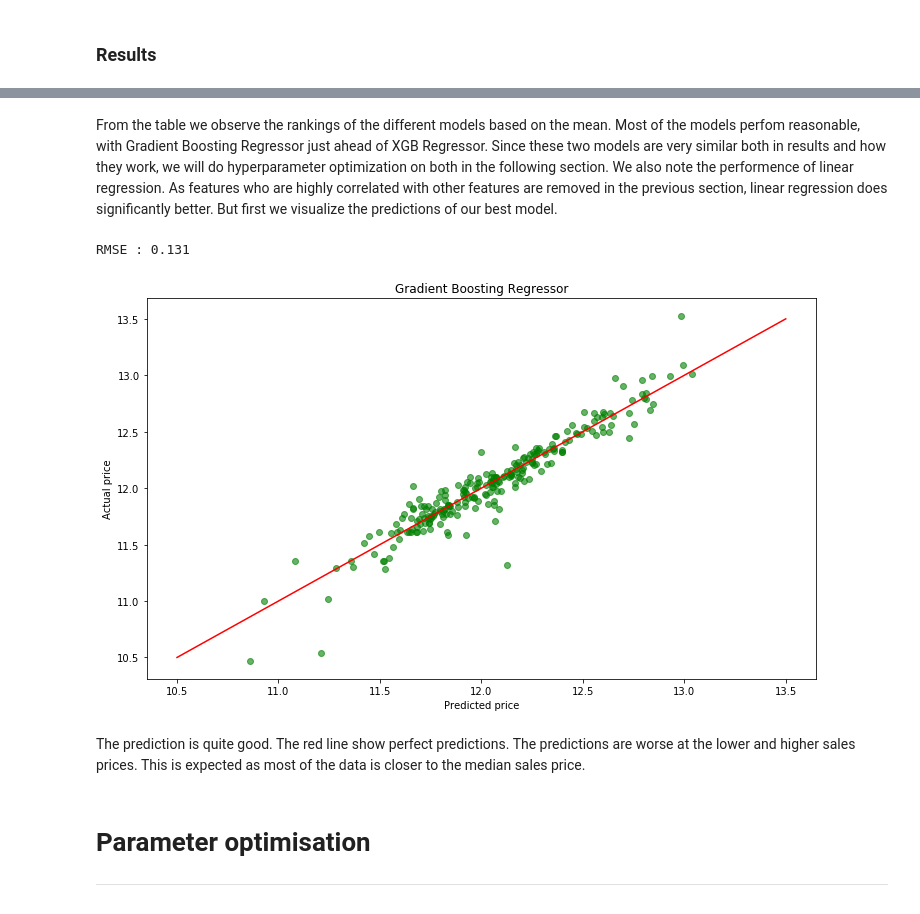
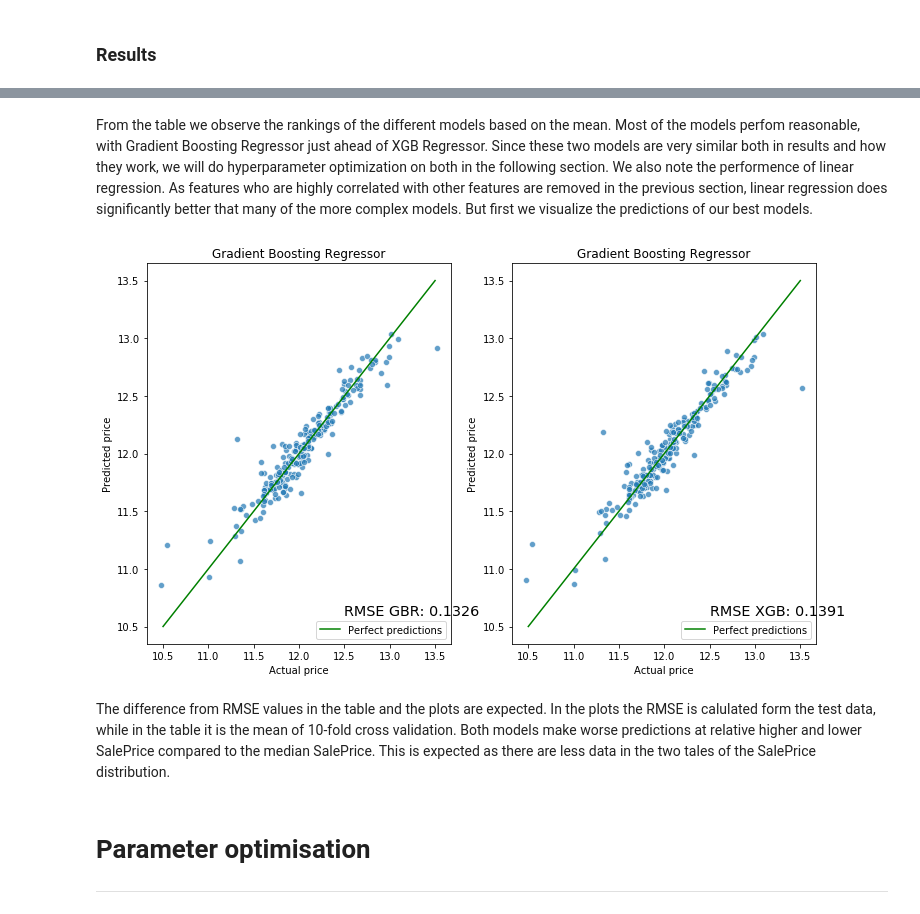
Before and after one commit to yohannjs/AML-2019, a Jupyter notebook: Challenges/House_Pricing/master_house_pricing_challenge.ipynb, the cells around one changed output, grey strips where cells are left out. Drawn from its saved outputs; the diff is of its cells as text; code cells hidden in the pictures.

```diff
--- a/Challenges/House_Pricing/master_house_pricing_challenge.ipynb
+++ b/Challenges/House_Pricing/master_house_pricing_challenge.ipynb
@@ -651,24 +651,42 @@ model_results
 # %% [markdown]
-From the table we observe the rankings of the different models based on the mean. Most of the models perfom reasonable, with Gradient Boosting Regressor just ahead of XGB Regressor. Since these two models are very similar both in results and how they work, we will do hyperparameter optimization on both in the following section. We also note the performence of linear regression. As features who are highly correlated with other features are removed in the previous section, linear regression does significantly better. But first we visualize the predictions of our best model.
+From the table we observe the rankings of the different models based on the mean. Most of the models perfom reasonable, with Gradient Boosting Regressor just ahead of XGB Regressor. Since these two models are very similar both in results and how they work, we will do hyperparameter optimization on both in the following section. We also note the performence of linear regression. As features who are highly correlated with other features are removed in the previous section, linear regression does significantly better that many of the more complex models. But first we visualize the predictions of our best models.
-# %%
-model_GBR = GradientBoostingRegressor()
-model_GBR.fit(X_train,Y_train)
-
-predictions_GBR = model_GBR.predict(X_test)
-print("RMSE : {}".format(round(np.sqrt(mean_squared_error(predictions_GBR, Y_test)), 3)))
-
-plt.figure(figsize=(12,7))
-plt.scatter(predictions_GBR, Y_test, alpha=0.6, c='g')
-plt.plot([10.5,13.5],[10.5,13.5],"r")
-plt.xlabel("Predicted price")
-plt.ylabel("Actual price")
-plt.title("Gradient Boosting Regressor")
-plt.show()
-# %% [output]
-RMSE : 0.131
-[figure, removed]
-# %% [markdown]
-The prediction is quite good. The red line show perfect predictions. The predictions are worse at the lower and higher sales prices. This is expected as most of the data is closer to the median sales price.
+# %%
+model_GBR = GradientBoostingRegressor()
+model_GBR.fit(X_train,Y_train)
+
+model_XGB = xgb.XGBRegressor()
+model_XGB.fit(X_train,Y_train)
+
+predictions_GBR = model_GBR.predict(X_test)
+predictions_XGB = model_XGB.predict(X_test)
+
+plt.figure(figsize=(12,7))
+
+plt.subplot(1, 2, 1)
+sns.scatterplot(x=Y_test, y=predictions_GBR, alpha=0.7)
+plt.plot([10.5,13.5],[10.5,13.5],"g", label='Perfect predictions')
+plt.ylabel("Predicted price")
+plt.xlabel("Actual price")
+plt.title("Gradient Boosting Regressor")
+plt.legend(loc='lower right')
+scoreGBR = "RMSE GBR: {}".format(round(np.sqrt(mean_squared_error(predictions_GBR, Y_test)), 4))
+plt.annotate(s=scoreGBR,xy=(12.5,10.6),size='x-large')
+
+plt.subplot(1, 2, 2)
+sns.scatterplot(x=Y_test, y=predictions_XGB, alpha=0.7)
+plt.plot([10.5,13.5],[10.5,13.5],"g", label='Perfect predictions')
+plt.ylabel("Predicted price")
+plt.xlabel("Actual price")
+plt.title("Gradient Boosting Regressor")
+plt.legend(loc='lower right')
+scoreXGB = "RMSE XGB: {}".format(round(np.sqrt(mean_squared_error(predictions_XGB, Y_test)), 4))
+plt.annotate(s=scoreXGB,xy=(12.5,10.6),size='x-large')
+
+plt.show()
+# %% [output]
+[figure, added]
+# %% [markdown]
+The difference from RMSE values in the table and the plots are expected. In the plots the RMSE is calulated form the test data, while in the table it is the mean of 10-fold cross validation. Both models make worse predictions at relative higher and lower SalePrice compared to the median SalePrice. This is expected as there are less data in the two tales of the SalePrice distribution.
 # %%
 # Function for plotting the learning curve
 from sklearn.model_selection import learning_curve
```
Also changed, not shown: parts of 11 cells of this notebook, 1 other file.
